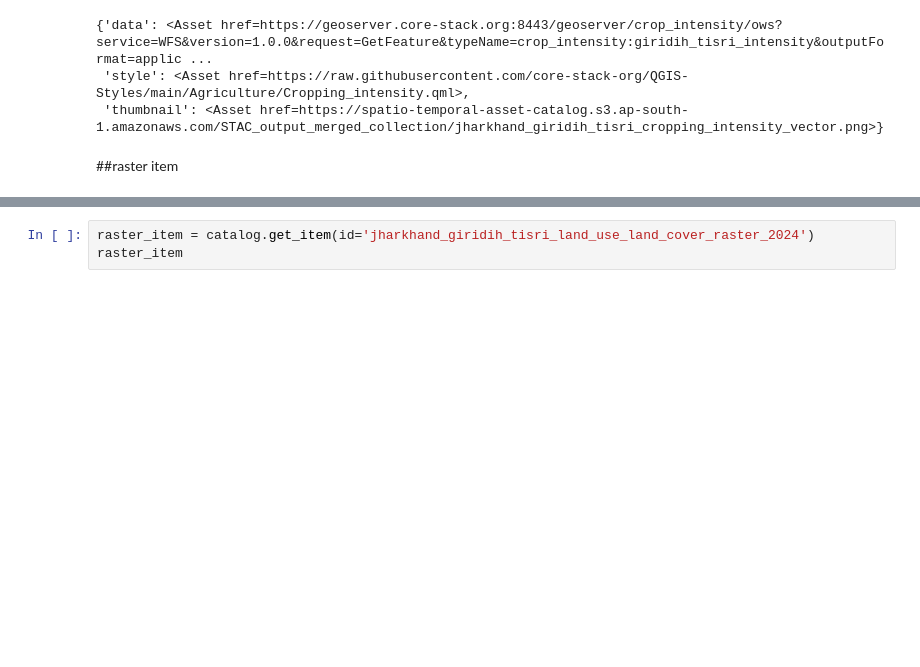
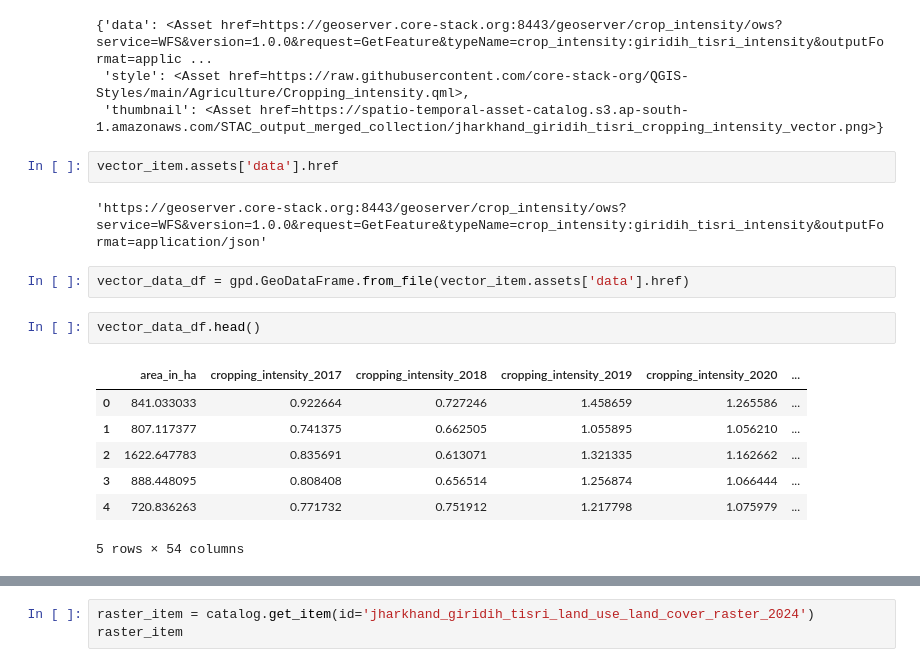
Before and after one commit to Nirzaree/STAC-spec, a Jupyter notebook: notebooks/STAC_search_API.ipynb, the cells around one changed output, grey strips where cells are left out. Cells and saved outputs as stored; diff of their text form; blank space fills up the shorter version.

```diff
--- a/notebooks/STAC_search_API.ipynb
+++ b/notebooks/STAC_search_API.ipynb
@@ -74,5 +64,19 @@ vector_item.assets
 {'data': <Asset href=https://geoserver.core-stack.org:8443/geoserver/crop_intensity/ows?service=WFS&version=1.0.0&request=GetFeature&typeName=crop_intensity:giridih_tisri_intensity&outputFormat=applic ...
  'style': <Asset href=https://raw.githubusercontent.com/core-stack-org/QGIS-Styles/main/Agriculture/Cropping_intensity.qml>,
  'thumbnail': <Asset href=https://spatio-temporal-asset-catalog.s3.ap-south-1.amazonaws.com/STAC_output_merged_collection/jharkhand_giridih_tisri_cropping_intensity_vector.png>}
-# %% [markdown]
-##raster item
+# %%
+vector_item.assets['data'].href
+# %% [output]
+'https://geoserver.core-stack.org:8443/geoserver/crop_intensity/ows?service=WFS&version=1.0.0&request=GetFeature&typeName=crop_intensity:giridih_tisri_intensity&outputFormat=application/json'
+# %%
+vector_data_df = gpd.GeoDataFrame.from_file(vector_item.assets['data'].href)
+# %%
+vector_data_df.head()
+# %% [output]
+|  | area_in_ha | cropping_intensity_2017 | cropping_intensity_2018 | cropping_intensity_2019 | cropping_intensity_2020 | ... |
+| 0 | 841.033033 | 0.922664 | 0.727246 | 1.458659 | 1.265586 | ... |
+| 1 | 807.117377 | 0.741375 | 0.662505 | 1.055895 | 1.056210 | ... |
+| 2 | 1622.647783 | 0.835691 | 0.613071 | 1.321335 | 1.162662 | ... |
+| 3 | 888.448095 | 0.808408 | 0.656514 | 1.256874 | 1.066444 | ... |
+| 4 | 720.836263 | 0.771732 | 0.751912 | 1.217798 | 1.075979 | ... |
+5 rows × 54 columns
```
Also changed, not shown: parts of 22 cells of this notebook.
